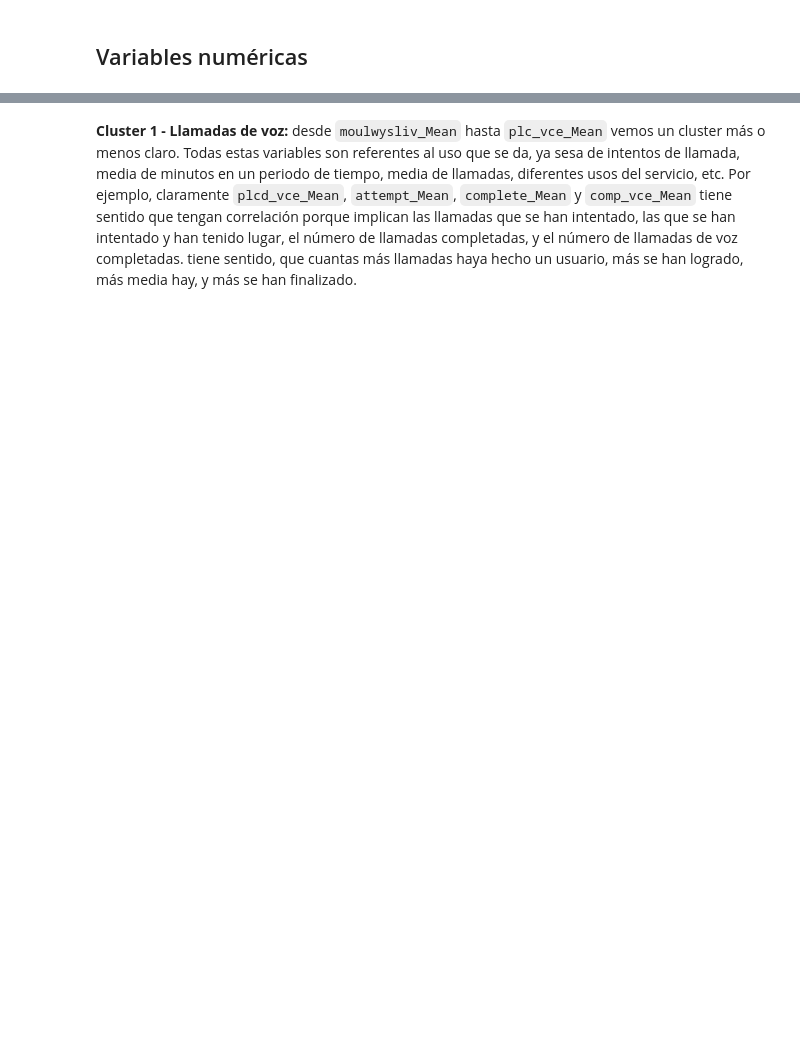
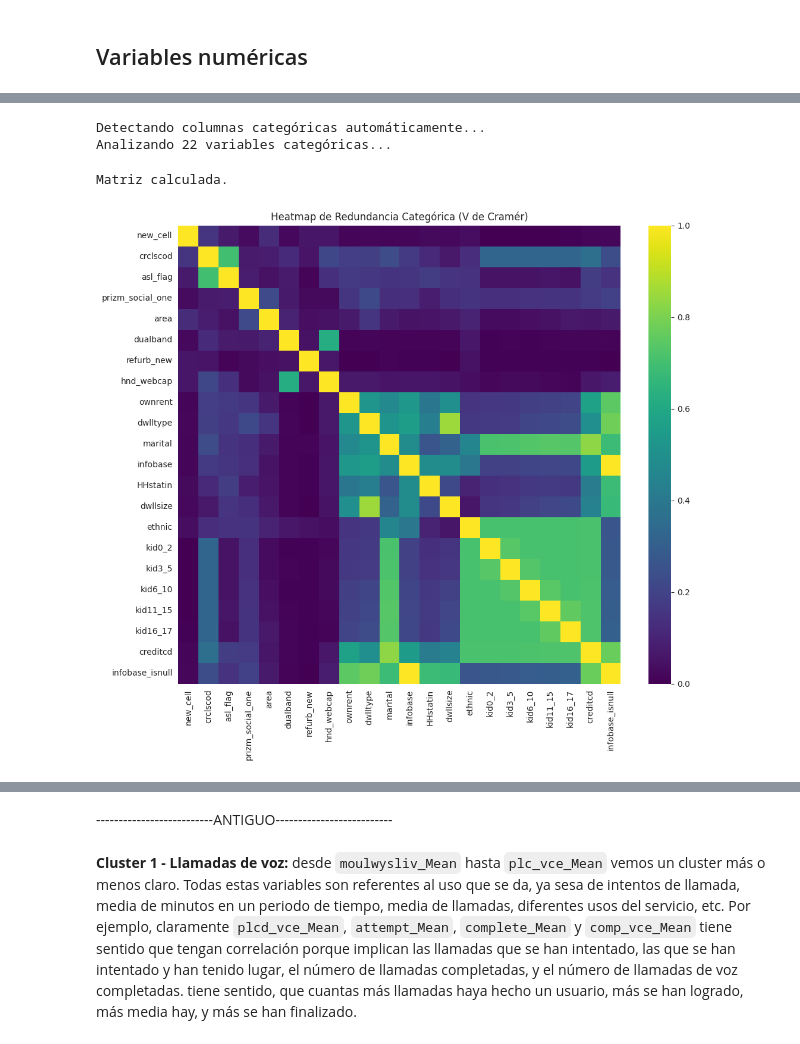
Before and after one commit to palomatm-phd/churn-estimation, a Jupyter notebook: notebooks/train_test_evaluation.ipynb, the cells around one changed output, grey strips where cells are left out. Drawn from its saved outputs; the diff is of its cells as text; code cells hidden in the pictures; blank space fills up the shorter version.

```diff
--- a/notebooks/train_test_evaluation.ipynb
+++ b/notebooks/train_test_evaluation.ipynb
@@ -150,0 +221,7 @@ Generando clustermap final para 55 variables...
+# %%
+plot_cramers_v_heatmap(X_train)
+# %% [output]
+Detectando columnas categóricas automáticamente...
+Analizando 22 variables categóricas...
+Matriz calculada.
+[figure, added]
@@ -151,3 +245,5 @@ Generando clustermap final para 55 variables...
+# %% [markdown]
+--------------------------ANTIGUO--------------------------
 # %% [markdown]
 **Cluster 1 - Llamadas de voz:** desde `moulwysliv_Mean` hasta `plc_vce_Mean` vemos un cluster más o menos claro. Todas estas variables son referentes al uso que se da, ya sesa de intentos de llamada, media de minutos en un periodo de tiempo, media de llamadas, diferentes usos del servicio, etc. Por ejemplo, claramente `plcd_vce_Mean`, `attempt_Mean`, `complete_Mean` y `comp_vce_Mean` tiene sentido que tengan correlación porque implican las llamadas que se han intentado, las que se han intentado y han tenido lugar, el número de llamadas completadas, y el número de llamadas de voz completadas. tiene sentido, que cuantas más llamadas haya hecho un usuario, más se han logrado, más media hay, y más se han finalizado.
 # %%
```
Also changed, not shown: parts of 18 cells of this notebook, 3 other files.
